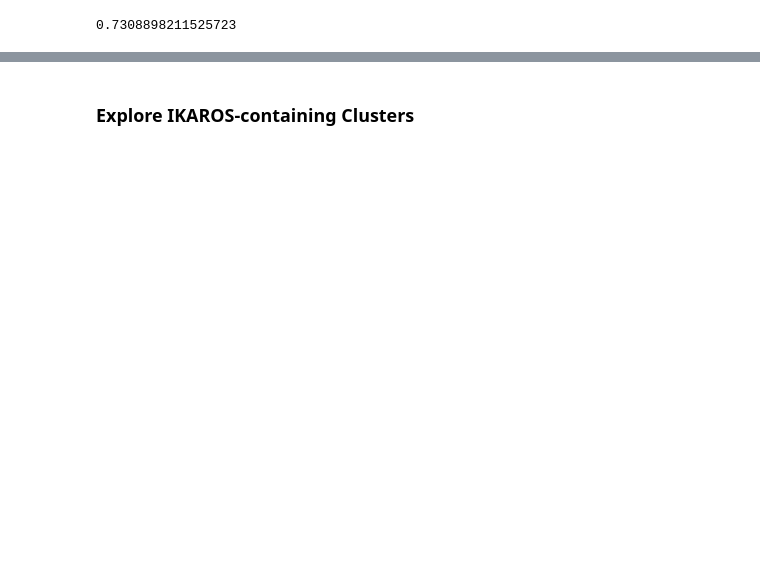
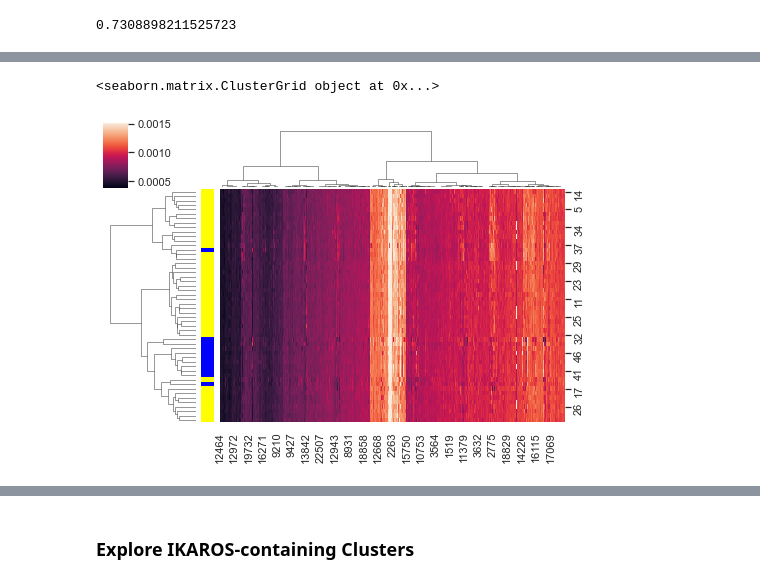
Before and after one commit to jsolson4/Boost-CLL-Clustering, a Jupyter notebook: GeneExpression_Analysis.ipynb, the cells around one changed output, grey strips where cells are left out. Saved outputs shown, nothing was run; the diff lists cells and outputs as text; code cells hidden in the pictures; blank space fills up the shorter version.

```diff
--- a/GeneExpression_Analysis.ipynb
+++ b/GeneExpression_Analysis.ipynb
@@ -389,11 +401,16 @@ sns.plt.show()
 # %%
 # Plot original L
 g = sns.clustermap(L,
                    figsize=(7, 5),
-                   row_cluster=False,
+                   row_cluster=True,
+                   row_colors = row_colors,
+                   method = 'ward'
                   )
 
 print(g)
+# %% [output]
+<seaborn.matrix.ClusterGrid object at 0x...>
+[figure, added]
 # %%
 result = fcluster(Z, t=.002, criterion='distance')
 result
```
Also changed, not shown: parts of 21 cells of this notebook.
